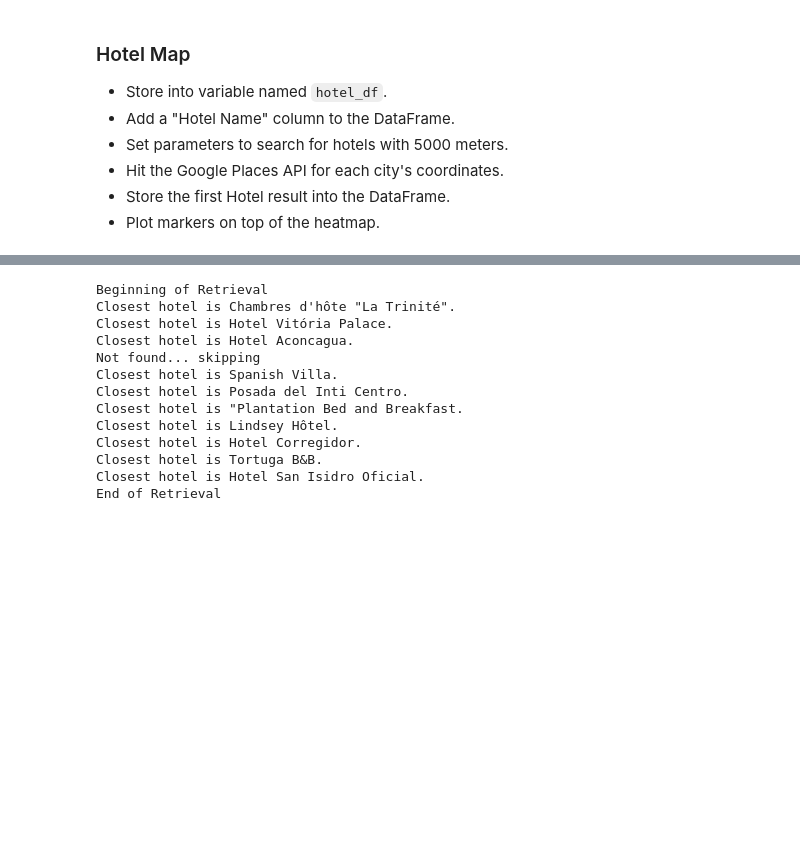
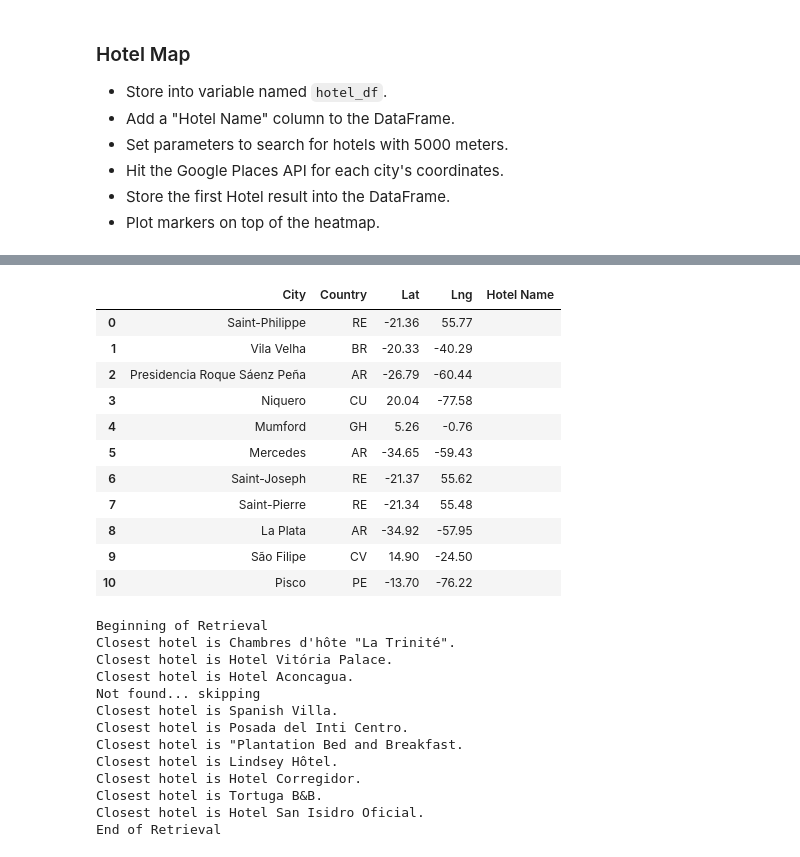
Before and after one commit to priyamittal96/python-api-challenge, a Jupyter notebook: VacationPy/VacationPy.ipynb, the cells around one changed output, grey strips where cells are left out. Saved outputs shown, nothing was run; the diff lists cells and outputs as text; code cells hidden in the pictures; blank space fills up the shorter version.

```diff
--- a/VacationPy/VacationPy.ipynb
+++ b/VacationPy/VacationPy.ipynb
@@ -90,6 +90,3 @@ ideal_cities_df
 * Hit the Google Places API for each city's coordinates.
 * Store the first Hotel result into the DataFrame.
 * Plot markers on top of the heatmap.
-# %%
-ideal_cities_df["Hotel Name"] = ""
-ideal_cities_df
@@ -109,3 +93,20 @@ ideal_cities_df
+# %%
+hotel_df = ideal_cities_df.loc[:,["City","Country","Lat","Lng"]]
+hotel_df["Hotel Name"] = ""
+hotel_df
+# %% [output]
+|  | City | Country | Lat | Lng | Hotel Name |
+| 0 | Saint-Philippe | RE | -21.36 | 55.77 |  |
+| 1 | Vila Velha | BR | -20.33 | -40.29 |  |
+| 2 | Presidencia Roque Sáenz Peña | AR | -26.79 | -60.44 |  |
+| 3 | Niquero | CU | 20.04 | -77.58 |  |
+| 4 | Mumford | GH | 5.26 | -0.76 |  |
+| 5 | Mercedes | AR | -34.65 | -59.43 |  |
+| 6 | Saint-Joseph | RE | -21.37 | 55.62 |  |
+| 7 | Saint-Pierre | RE | -21.34 | 55.48 |  |
+| 8 | La Plata | AR | -34.92 | -57.95 |  |
+| 9 | São Filipe | CV | 14.90 | -24.50 |  |
+| 10 | Pisco | PE | -13.70 | -76.22 |  |
 # %%
 base_url = "https://maps.googleapis.com/maps/api/place/nearbysearch/json"
 target_search = "lodging"
```
Also changed, not shown: parts of 6 cells of this notebook, 5 other files.
